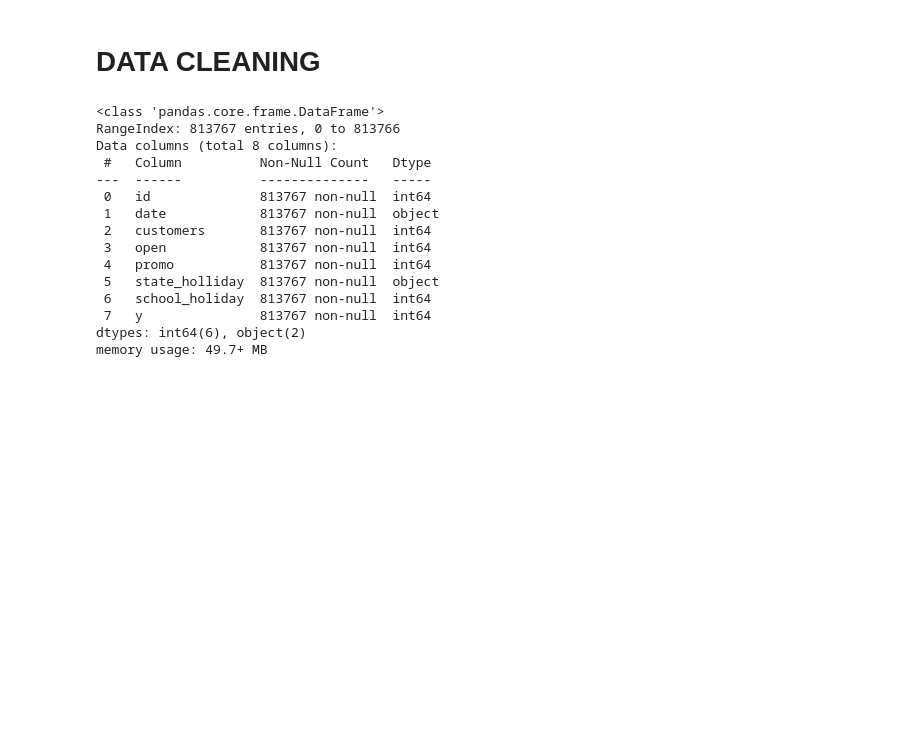
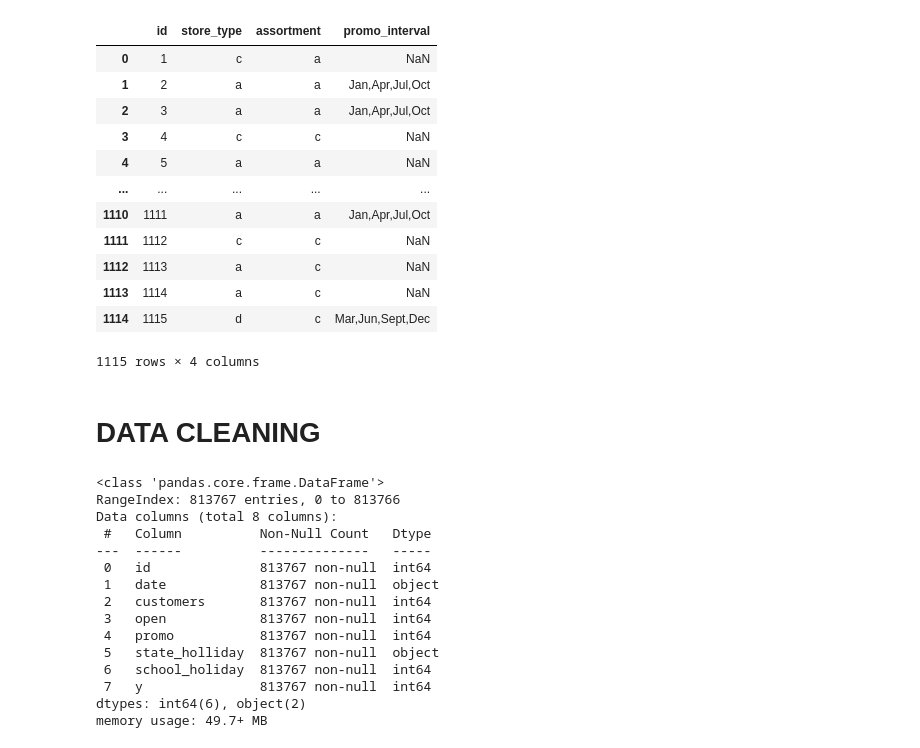
Before and after one commit to Omarbenjelloun915/ProjetData, a Jupyter notebook: ProjetDATA.ipynb, the cells around one changed output. Cells and saved outputs as stored; diff of their text form; code cells hidden in the pictures; blank space fills up the shorter version.

```diff
--- a/ProjetDATA.ipynb
+++ b/ProjetDATA.ipynb
@@ -25,6 +25,22 @@ from sklearn.ensemble import StackingRegressor , BaggingRegressor
 train_df = pd.read_csv("certificatbigdata/train.csv",delimiter=",")
 test_df = pd.read_csv("certificatbigdata/test.csv",delimiter=",")
 store_df = pd.read_csv("certificatbigdata/store_metadata.csv",delimiter=",")
+# %%
+store_df
+# %% [output]
+|  | id | store_type | assortment | promo_interval |
+| 0 | 1 | c | a | NaN |
+| 1 | 2 | a | a | Jan,Apr,Jul,Oct |
+| 2 | 3 | a | a | Jan,Apr,Jul,Oct |
+| 3 | 4 | c | c | NaN |
+| 4 | 5 | a | a | NaN |
+| ... | ... | ... | ... | ... |
+| 1110 | 1111 | a | a | Jan,Apr,Jul,Oct |
+| 1111 | 1112 | c | c | NaN |
+| 1112 | 1113 | a | c | NaN |
+| 1113 | 1114 | a | c | NaN |
+| 1114 | 1115 | d | c | Mar,Jun,Sept,Dec |
+1115 rows × 4 columns
 # %% [markdown]
 # DATA CLEANING
 # %%
```
Also changed, not shown: parts of 16 cells of this notebook, 1 other file.
